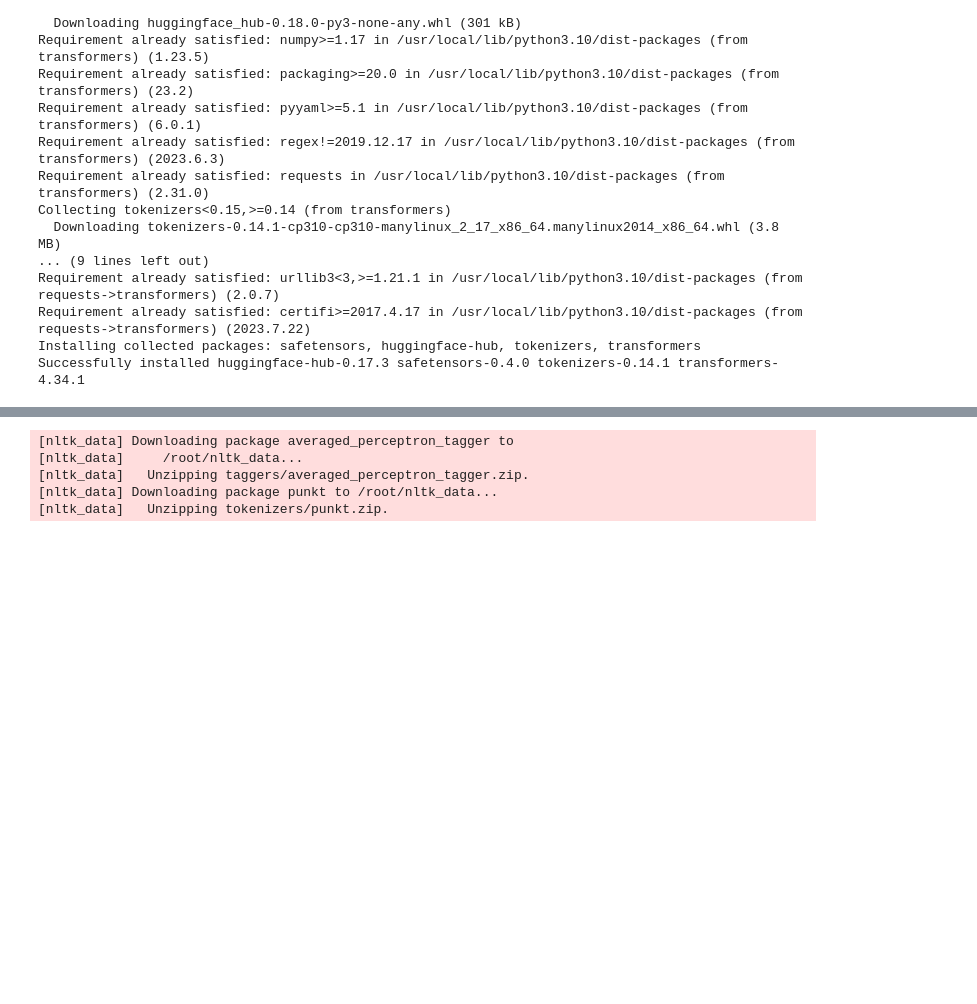
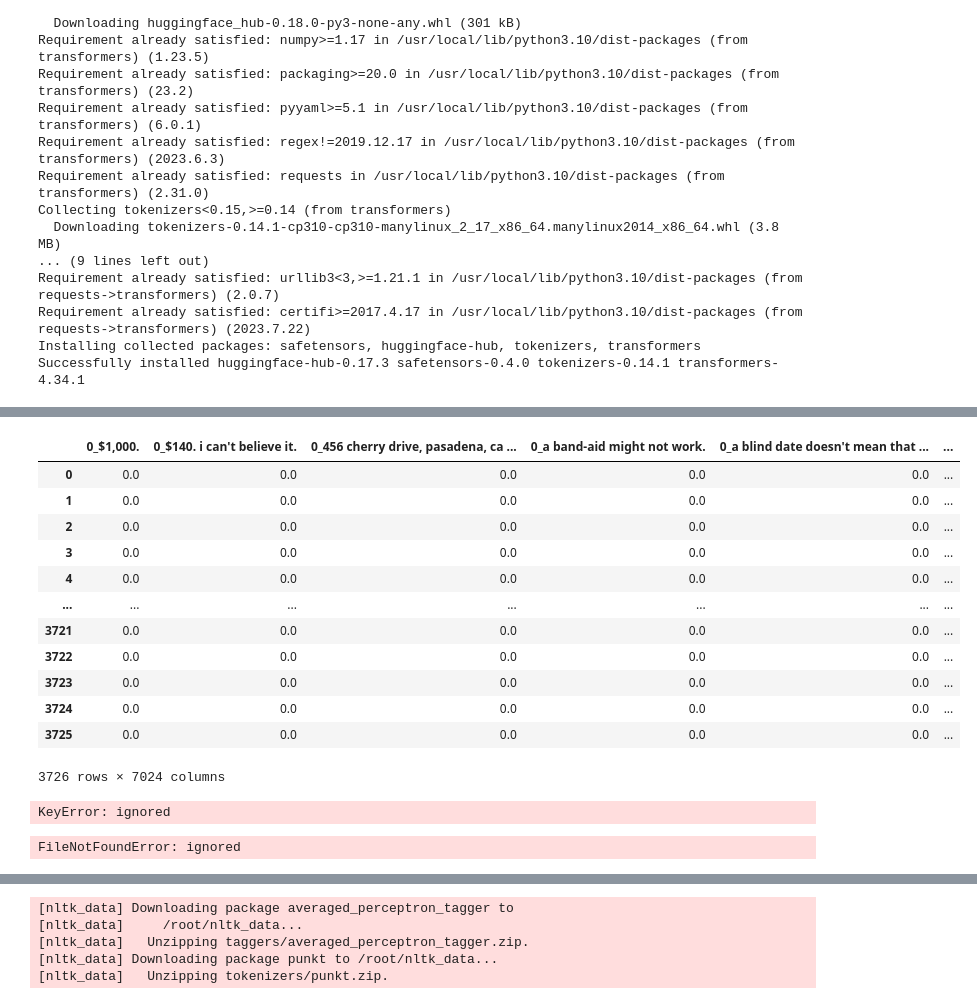
Before and after one commit to SUYAMBULAKSHMI-VENKATESAN/chatbotproject, a Jupyter notebook: stopwords-removed.ipynb, the cells around one changed output, grey strips where cells are left out. Saved outputs shown, nothing was run; the diff lists cells and outputs as text; code cells hidden in the pictures; blank space fills up the shorter version.

```diff
--- a/stopwords-removed.ipynb
+++ b/stopwords-removed.ipynb
@@ -296,0 +353,68 @@ Validation set size: 745
+# %%
+import pandas as pd
+
+def encode_categorical_variables(df):
+    """Encodes categorical variables using one-hot encoding."""
+
+    categorical_variables = df.select_dtypes(include=['object'])
+    for variable in categorical_variables:
+        df = pd.get_dummies(df, columns=[variable])
+
+    return df
+
+def convert_numerical_variables_to_float(df):
+    """Converts numerical variables to floating-point numbers."""
+
+    numerical_variables = df.select_dtypes(exclude=['object'])
+    for variable in numerical_variables:
+        df[variable] = df[variable].astype(np.float32)
+
+    return df
+# %%
+df = pd.read_csv("cleaned_dailogs.txt", sep='\t', header=None)
+#df = pd.read_csv("cleaned_dailogs.txt")
+
+# Encode the categorical variables
+df = encode_categorical_variables(df)
+
+# Convert the numerical variables to floating-point numbers
+df = convert_numerical_variables_to_float(df)
+df
+# %% [output]
+|  | 0_$1,000. | 0_$140. i can't believe it. | 0_456 cherry drive, pasadena, ca ... | 0_a band-aid might not work. | 0_a blind date doesn't mean that ... | ... |
+| 0 | 0.0 | 0.0 | 0.0 | 0.0 | 0.0 | ... |
+| 1 | 0.0 | 0.0 | 0.0 | 0.0 | 0.0 | ... |
+| 2 | 0.0 | 0.0 | 0.0 | 0.0 | 0.0 | ... |
+| 3 | 0.0 | 0.0 | 0.0 | 0.0 | 0.0 | ... |
+| 4 | 0.0 | 0.0 | 0.0 | 0.0 | 0.0 | ... |
+| ... | ... | ... | ... | ... | ... | ... |
+| 3721 | 0.0 | 0.0 | 0.0 | 0.0 | 0.0 | ... |
+| 3722 | 0.0 | 0.0 | 0.0 | 0.0 | 0.0 | ... |
+| 3723 | 0.0 | 0.0 | 0.0 | 0.0 | 0.0 | ... |
+| 3724 | 0.0 | 0.0 | 0.0 | 0.0 | 0.0 | ... |
+| 3725 | 0.0 | 0.0 | 0.0 | 0.0 | 0.0 | ... |
+3726 rows × 7024 columns
+# %%
+from sklearn.model_selection import train_test_split
+
+# Split the data into training and test sets
+X_train, X_test, y_train, y_test = train_test_split(df.drop('target', axis=1), df['target'], test_size=0.25, random_state=42)
+
+# Define the machine learning model
+# ...
+
+# Train the model
+model.fit(X_train, y_train, epochs=100)
+
+# Evaluate the model on the test set
+model.evaluate(X_test, y_test)
+# %% [output]
+KeyError: ignored
+# %%
+import numpy as np
+
+# Load the training data
+train_x = np.loadtxt("train_x.csv", delimiter=",")
+train_y = np.loadtxt("train_y.csv", delimiter=",")
+# %% [output]
+FileNotFoundError: ignored
```
Also changed, not shown: parts of 24 cells of this notebook.
